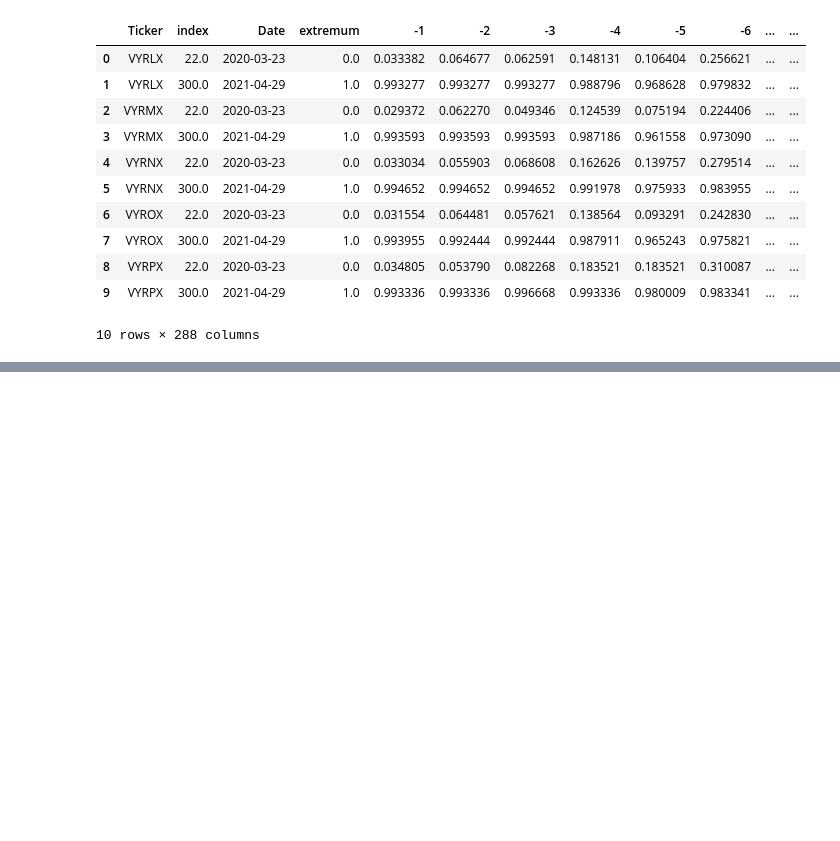
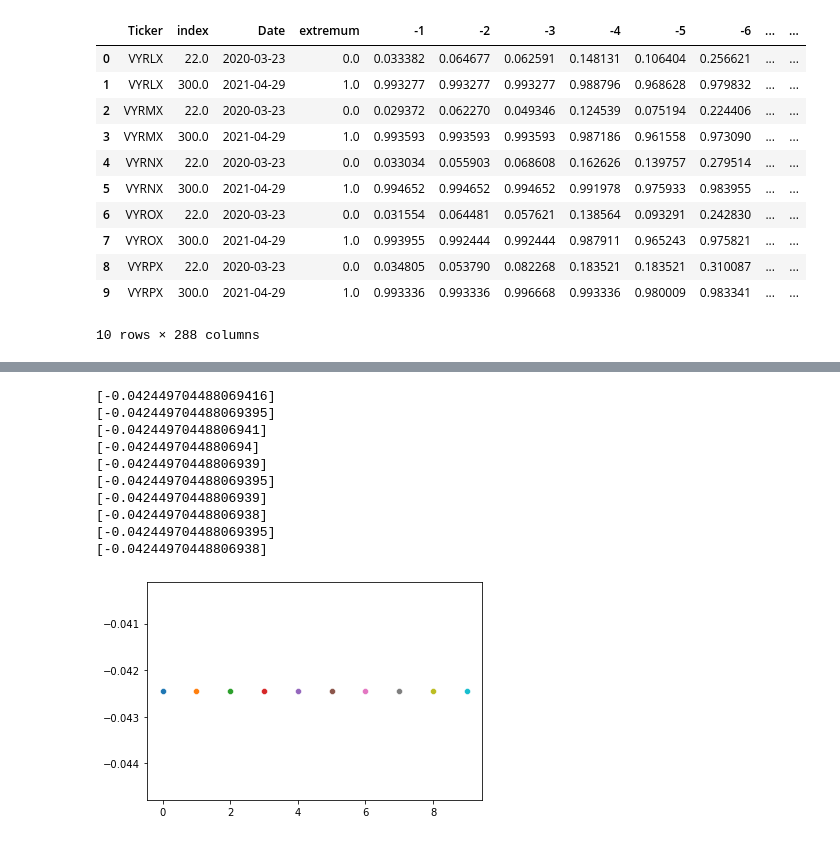
Before and after one commit to BorovTech/Timeseries_project, a Jupyter notebook: Prediction_function.ipynb, the cells around one changed output, grey strips where cells are left out. Saved outputs shown, nothing was run; the diff lists cells and outputs as text; code cells hidden in the pictures; blank space fills up the shorter version.

Commit message:
slight prediction changes

```diff
--- a/Prediction_function.ipynb
+++ b/Prediction_function.ipynb
@@ -14,9 +31,8 @@ from functions_for_clustering import *
 # %%
 import numpy as np
 PTS = 10
-STEPS = 5
+
 def gen_sample_in_point_with_q(values):
-    print(len(values))
     sample = []
     flag = True
 #     print(values)
@@ -41,7 +57,7 @@ def predict_UsingQ_Simple(start_point, step, pts):
     pred = sum(map(lambda center: center[0] * center[2], pts))
     return pred / sum_weight
 
-def predict_usingD_simple(start_point, step, pts):
+def predict_UsingD_Simple(start_point, step, pts):
     if not pts:
         return None
     sum_weight = sum(map(lambda center: center[1], pts))
@@ -55,14 +71,13 @@ def str_subseq(subseq):
 # %%
 from tqdm import trange, tqdm
 
-def generate_predictions(centers, return_set_pred=False, real_mode='test',
-                          EPS=3, Q_VALUE=0.99):
+def generate_predictions(centers, STEPS=5, return_set_pred=False, real_mode='test', EPS=3, Q_VALUE=0.99):
     preds = {}
     set_preds = {}
 
     if real_mode == 'test':
-        end_point = 30 #val_end
-        init_point = 0 #test_init
+        end_point = 100 #val_end
+        init_point = 70 #test_init
     else:
         end_point = train_end
         init_point = val_init
@@ -70,8 +85,6 @@ def generate_predictions(centers, return_set_pred=False, real_mode='test',
 #то есть в итоге у нас на выходе: {(startpoint, [predicted values for each step])}
 
     for start_point in tqdm(range(PTS)):
-
-
         preds[start_point] = [None] * (start_point + 1)
         if return_set_pred:
             set_preds[start_point] = [None] * (start_point + 1)
@@ -99,6 +112,7 @@ def generate_predictions(centers, return_set_pred=False, real_mode='test',
                     x_tests_for_point[key] = None
                 else:
                     x_tests_for_point[key] = sample
+
                 #Здесь короче x_tests_for_point = {} потом туда добавляем сэмпл из окна для каждого паттерна
                 #чтобы потом вес дать каждому изходя из мотива ( здесьэто centers типа центры кластеров)
 
@@ -108,6 +122,7 @@ def generate_predictions(centers, return_set_pred=False, real_mode='test',
 #                     continue
 #                 print(x_tests_for_point)
                 vector = np.array(x_tests_for_point[0])
+
                 #q-values это какой-то параметр численный который тут сделан 1)) и который юзается для
                 #q_weighted prediction типа там он вместе с расстоянием
 
@@ -120,13 +135,10 @@ def generate_predictions(centers, return_set_pred=False, real_mode='test',
                  #   return pred / sum_weight
 
 
-
-                q_values = np.array(x_tests_for_point[0])
-                print(q_values)
+                q_values = np.array(x_tests_for_point[0][1])
+                dist = euclidean(np.transpose(vector)[0], centers_values[:-1])
 
 
-                dist = euclidean(vector, centers_values[:-1])
-               #print(dist)
                 #считаем расстояние между векторами для d-weighted предск
                 if dist < EPS:
                     weight_d = (EPS - dist) / EPS
@@ -140,15 +152,13 @@ def generate_predictions(centers, return_set_pred=False, real_mode='test',
             #лист вида[(последняя точка центра кластера, d вес, q вес, pattern)], такой формат хз почему
 
             # deamon predict
-            result_point = predict_UsingQ_Simple(start_point, step, last_points)
-            #print(result_point)# simple deamon == weighted average of motif-vals
+            result_point = predict_UsingD_Simple(start_point, step, last_points)
             preds[start_point].append(result_point)
             #тут мы добавляем средневзвешенное значение для точки t+step
             #( типа предсказание, 2 типа - по расстоянию или qvalue) которые можно посмотреть в классе deamon
 
             if return_set_pred:
                 set_preds[start_point].append(last_points)
-
 
             if result_point: # мы добавляем пару
                              #(predictedValue, qValue) когда  двигаемся по ряду (2)
@@ -159,7 +169,6 @@ def generate_predictions(centers, return_set_pred=False, real_mode='test',
 
             # тут мы двигаем окно дальше добавляя предсказанную точку и дальше ее используя в предсказании следующей
             #точки
-
             wind = np.concatenate([wind[1:], [(result_point, q_value)]])
 
    # deamon.predicted = True
@@ -265,3 +256,4 @@ WINDOW = 30
 # %%
-generate_predictions(proper_motifs)
+predicted_points = generate_predictions(proper_motifs, 1)
+predicted_points
 # %% [output]
@@ -316,0 +277,18 @@ def generate_subsequences(window, num, short=False):
+# %%
+for x in predicted_points.items():
+    start_point, predicted_values = x[0], x[1]
+    predicted_values = list(filter(None, predicted_values))
+    print(predicted_values)
+    sns.scatterplot(y=predicted_values, x=start_point)
+# %% [output]
+[-0.042449704488069416]
+[-0.042449704488069395]
+[-0.04244970448806941]
+[-0.0424497044880694]
+[-0.04244970448806939]
+[-0.042449704488069395]
+[-0.04244970448806939]
+[-0.04244970448806938]
+[-0.042449704488069395]
+[-0.04244970448806938]
+[figure, added]
```
Also changed, not shown: parts of 7 cells of this notebook.
